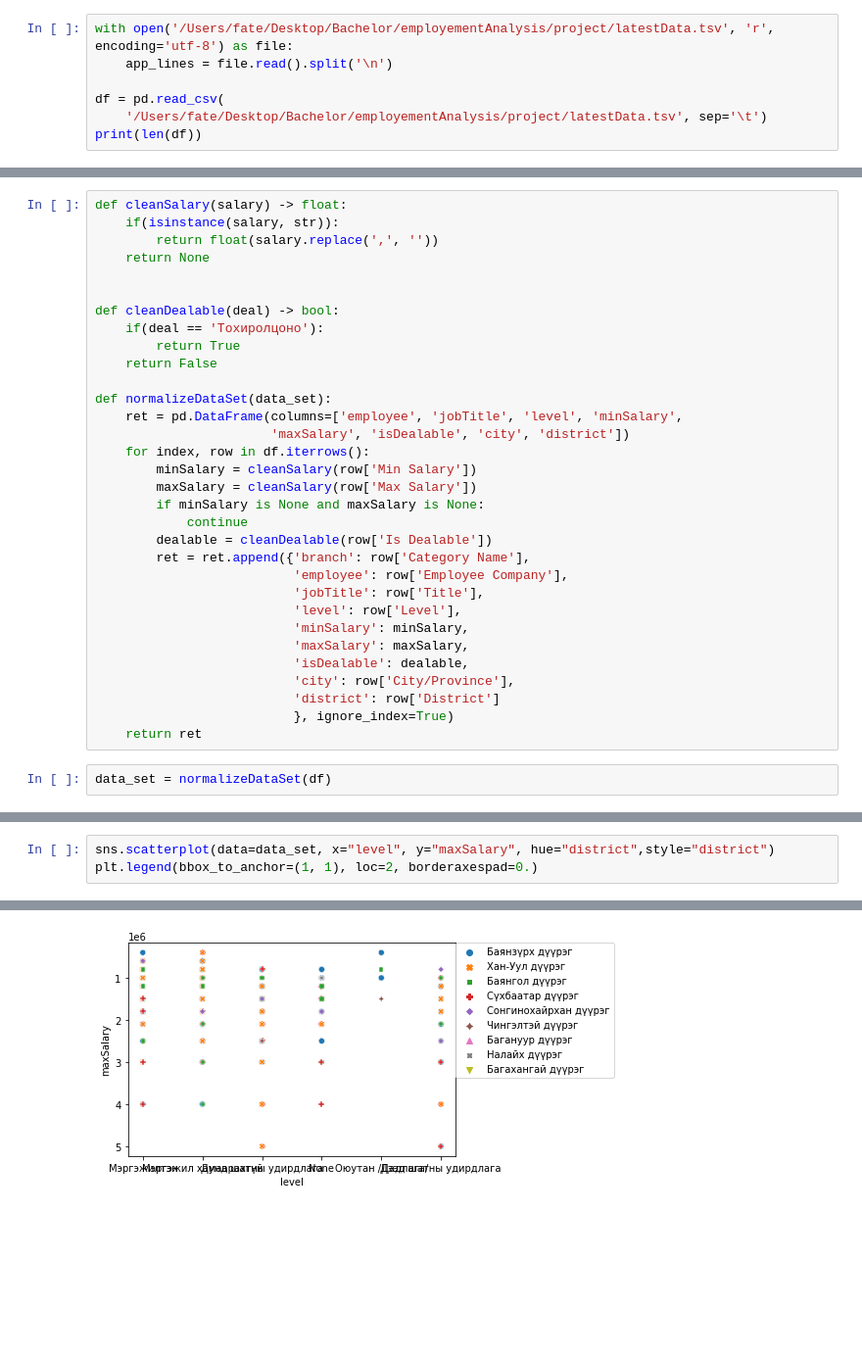
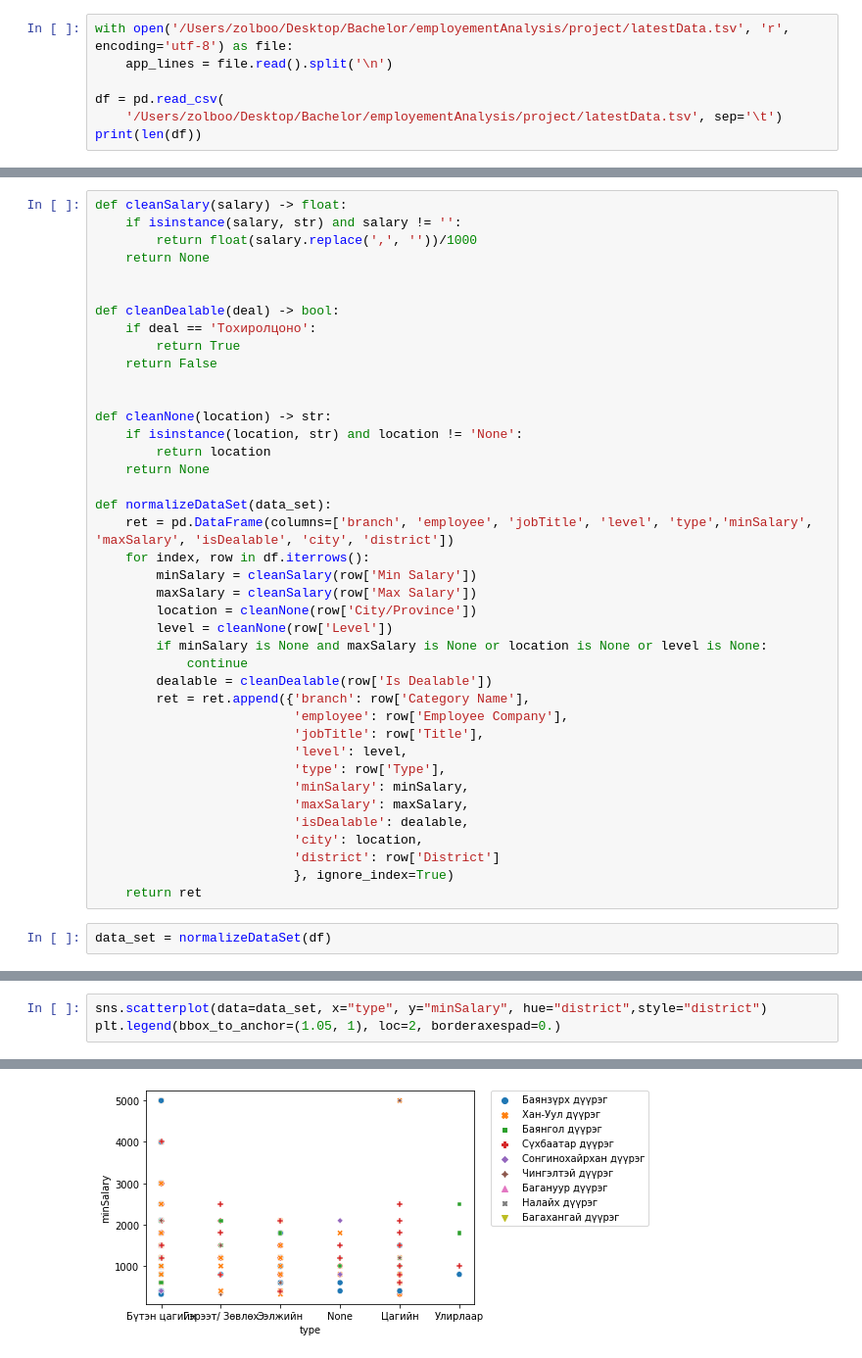
Before and after one commit to snzlbo/chatbot, a Jupyter notebook: project/data_vis.ipynb, the cells around one changed output, grey strips where cells are left out. Shown at 98% size. Cells and saved outputs as stored; diff of their text form; blank space fills up the shorter version.

```diff
--- a/project/data_vis.ipynb
+++ b/project/data_vis.ipynb
@@ -5,43 +5,51 @@ import numpy as np
 import matplotlib.pyplot as plt
 import seaborn as sns
 # %%
-with open('/Users/fate/Desktop/Bachelor/employementAnalysis/project/latestData.tsv', 'r', encoding='utf-8') as file:
+with open('/Users/zolboo/Desktop/Bachelor/employementAnalysis/project/latestData.tsv', 'r', encoding='utf-8') as file:
     app_lines = file.read().split('\n')
 
 df = pd.read_csv(
-    '/Users/fate/Desktop/Bachelor/employementAnalysis/project/latestData.tsv', sep='\t')
+    '/Users/zolboo/Desktop/Bachelor/employementAnalysis/project/latestData.tsv', sep='\t')
 print(len(df))
 # %% [output]
 9174
 # %%
 def cleanSalary(salary) -> float:
-    if(isinstance(salary, str)):
-        return float(salary.replace(',', ''))
+    if isinstance(salary, str) and salary != '':
+        return float(salary.replace(',', ''))/1000
     return None
 
 
 def cleanDealable(deal) -> bool:
-    if(deal == 'Тохиролцоно'):
+    if deal == 'Тохиролцоно':
         return True
     return False
 
+
+def cleanNone(location) -> str:
+    if isinstance(location, str) and location != 'None':
+        return location
+    return None
+
 def normalizeDataSet(data_set):
-    ret = pd.DataFrame(columns=['employee', 'jobTitle', 'level', 'minSalary',
-                       'maxSalary', 'isDealable', 'city', 'district'])
+    ret = pd.DataFrame(columns=['branch', 'employee', 'jobTitle', 'level', 'type','minSalary', 'maxSalary', 'isDealable', 'city', 'district'])
     for index, row in df.iterrows():
         minSalary = cleanSalary(row['Min Salary'])
         maxSalary = cleanSalary(row['Max Salary'])
-        if minSalary is None and maxSalary is None:
+        location = cleanNone(row['City/Province'])
+        level = cleanNone(row['Level'])
+        if minSalary is None and maxSalary is None or location is None or level is None:
             continue
         dealable = cleanDealable(row['Is Dealable'])
         ret = ret.append({'branch': row['Category Name'],
                           'employee': row['Employee Company'],
                           'jobTitle': row['Title'],
-                          'level': row['Level'],
+                          'level': level,
+                          'type': row['Type'],
                           'minSalary': minSalary,
                           'maxSalary': maxSalary,
                           'isDealable': dealable,
-                          'city': row['City/Province'],
+                          'city': location,
                           'district': row['District']
                           }, ignore_index=True)
     return ret
@@ -55,6 +63,6 @@ data_set.to_csv('data.csv')
 # %%
-sns.scatterplot(data=data_set, x="level", y="maxSalary", hue="district",style="district")
-plt.legend(bbox_to_anchor=(1, 1), loc=2, borderaxespad=0.)
+sns.scatterplot(data=data_set, x="type", y="minSalary", hue="district",style="district")
+plt.legend(bbox_to_anchor=(1.05, 1), loc=2, borderaxespad=0.)
 # %% [output]
 <matplotlib.legend.Legend at 0x...>
-[figure, old version]
+[figure, new version]
```
Also changed, not shown: parts of 6 cells of this notebook, 40 other files.
